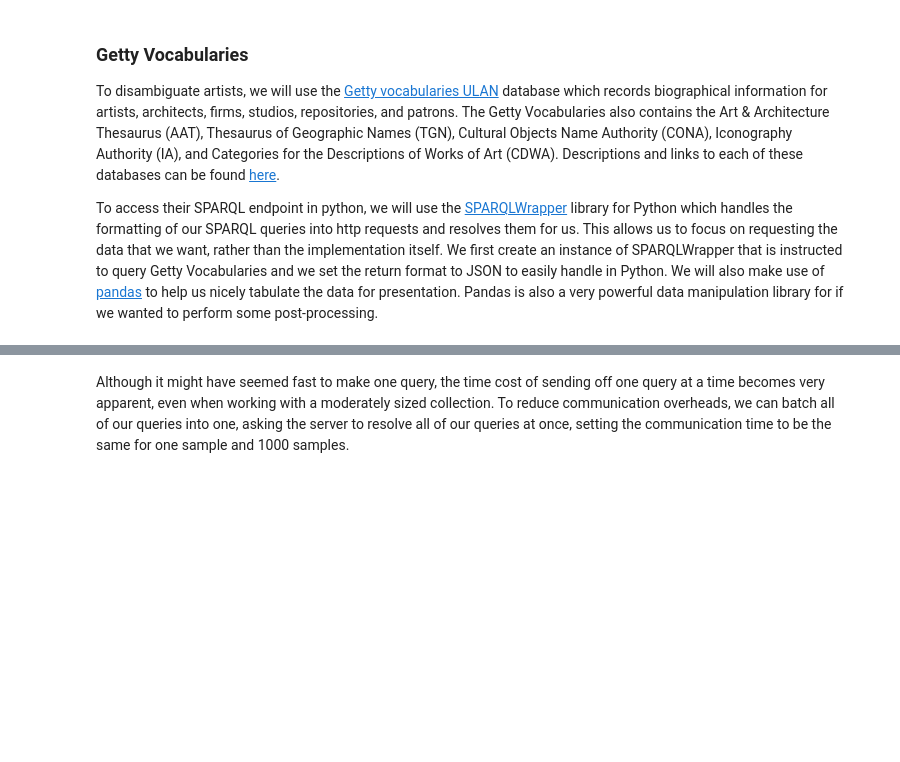
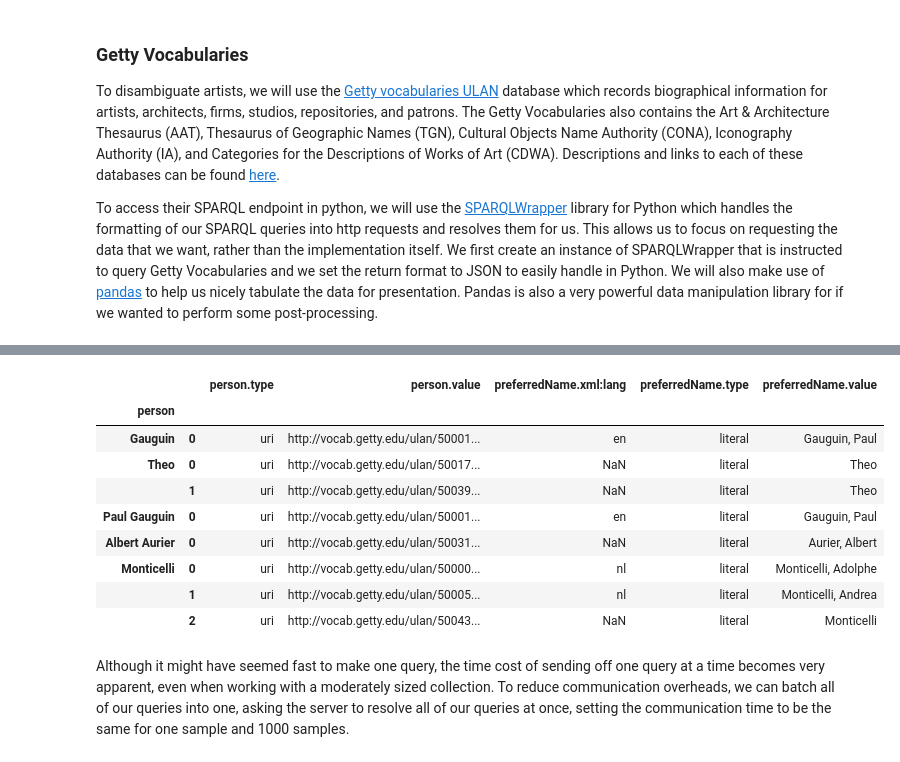
Before and after one commit to wrmthorne/SLAF-Linked-Data-Workbook, a Jupyter notebook: workbook.ipynb, the cells around one changed output, grey strips where cells are left out. Saved outputs shown, nothing was run; the diff lists cells and outputs as text; code cells hidden in the pictures; blank space fills up the shorter version.

```diff
--- a/workbook.ipynb
+++ b/workbook.ipynb
@@ -219,21 +222,28 @@ WHERE {
 }
 '''
 
+def run_single_queries(query, people):
+    results = []
+
+    # Create progress bar
+    with tqdm(total=len(people)) as pbar:
+        # Run the defined query with each uniquely identified person
+        for person in people:
+            pbar.set_description(f'Querying for {person}')
+
+            # Use Python string formatting to replace %s with person
+            sparql.setQuery(query % person)
+            result = sparql.queryAndConvert()
+
+            # Create table for the results of the query
+            result_parsed = pd.json_normalize(result['results']['bindings'])
+            result_parsed['person'] = person
+            results.append(result_parsed.set_index(['person', result_parsed.index]))
+
+            pbar.update(1)
+
+    return pd.concat(results)
+
 single_start = time.time()
-results = []
-
-with tqdm(total=len(filtered_groups['PERSON'])) as pbar:
-    for person in filtered_groups['PERSON']:
-        pbar.set_description(f'Querying for {person}')
-
-        sparql.setQuery(query % person)
-        result = sparql.queryAndConvert()
-
-        # Create multi-index with person and current index
-        result_parsed = pd.json_normalize(result['results']['bindings'])
-        result_parsed['person'] = person
-        results.append(result_parsed.set_index(['person', result_parsed.index]))
-
-        pbar.update(1)
-
+singles_results = run_single_queries(query, filtered_groups['PERSON'])
 single_end = time.time()
@@ -253,3 +254,16 @@ pd.concat(results)
+# %%
+singles_results
+# %% [output]
+|  |  | person.type | person.value | preferredName.xml:lang | preferredName.type | preferredName.value |
+| person |  |  |  |  |  |  |
+| Gauguin | 0 | uri | http://vocab.getty.edu/ulan/50001... | en | literal | Gauguin, Paul |
+| Theo | 0 | uri | http://vocab.getty.edu/ulan/50017... | NaN | literal | Theo |
+|  | 1 | uri | http://vocab.getty.edu/ulan/50039... | NaN | literal | Theo |
+| Paul Gauguin | 0 | uri | http://vocab.getty.edu/ulan/50001... | en | literal | Gauguin, Paul |
+| Albert Aurier | 0 | uri | http://vocab.getty.edu/ulan/50031... | NaN | literal | Aurier, Albert |
+| Monticelli | 0 | uri | http://vocab.getty.edu/ulan/50000... | nl | literal | Monticelli, Adolphe |
+|  | 1 | uri | http://vocab.getty.edu/ulan/50005... | nl | literal | Monticelli, Andrea |
+|  | 2 | uri | http://vocab.getty.edu/ulan/50043... | NaN | literal | Monticelli |
 # %% [markdown]
 Although it might have seemed fast to make one query, the time cost of sending off one query at a time becomes very apparent, even when working with a moderately sized collection. To reduce communication overheads, we can batch all of our queries into one, asking the server to resolve all of our queries at once, setting the communication time to be the same for one sample and 1000 samples.
 # %%
```
Also changed, not shown: parts of 13 cells of this notebook.
